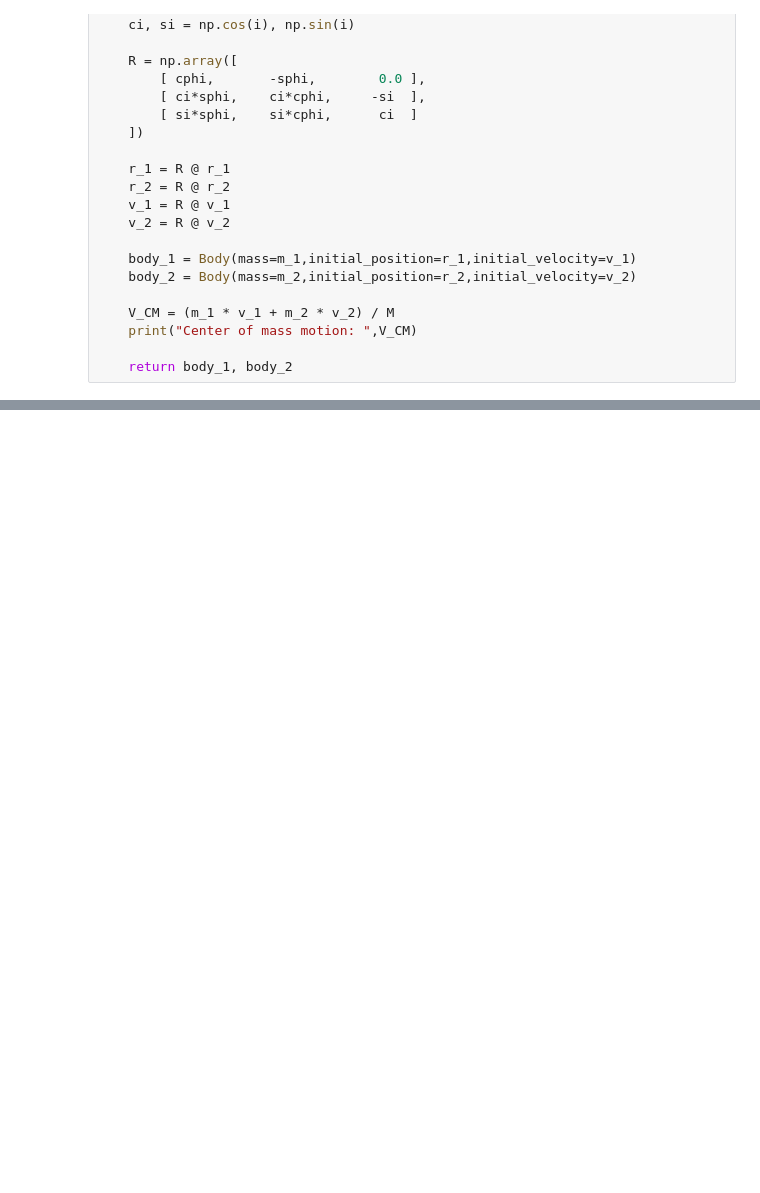
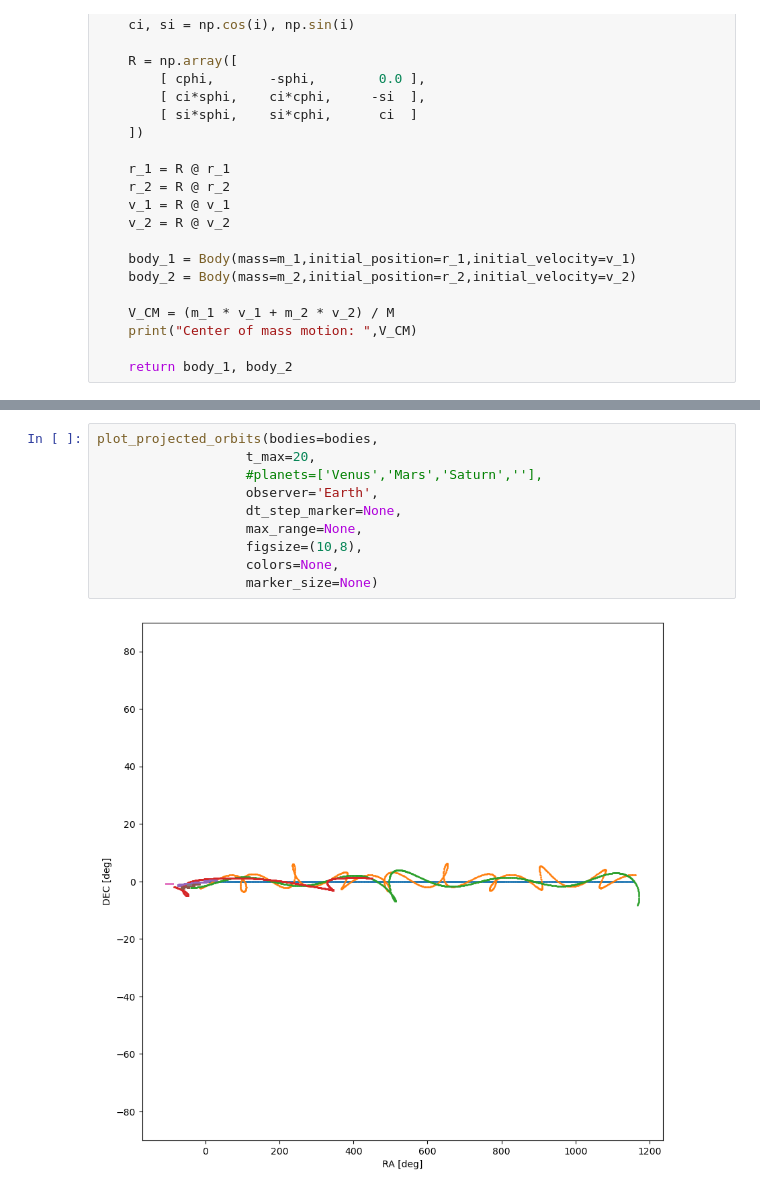
Before and after one commit to robertoinfurna/GRAVITY, a Jupyter notebook: planetary_system.ipynb, the cells around one changed output, grey strips where cells are left out. Cells and saved outputs as stored; diff of their text form; blank space fills up the shorter version.

```diff
--- a/planetary_system.ipynb
+++ b/planetary_system.ipynb
@@ -501,0 +883,12 @@ def plot_3d_orbits(bodies, t_max, step_marker=100, figsize=(10,8), colors=None):
+# %%
+plot_projected_orbits(bodies=bodies,
+                   t_max=20,
+                   #planets=['Venus','Mars','Saturn',''],
+                   observer='Earth',
+                   dt_step_marker=None,
+                   max_range=None,
+                   figsize=(10,8),
+                   colors=None,
+                   marker_size=None)
+# %% [output]
+[figure, added]
```
Also changed, not shown: parts of 17 cells of this notebook.
